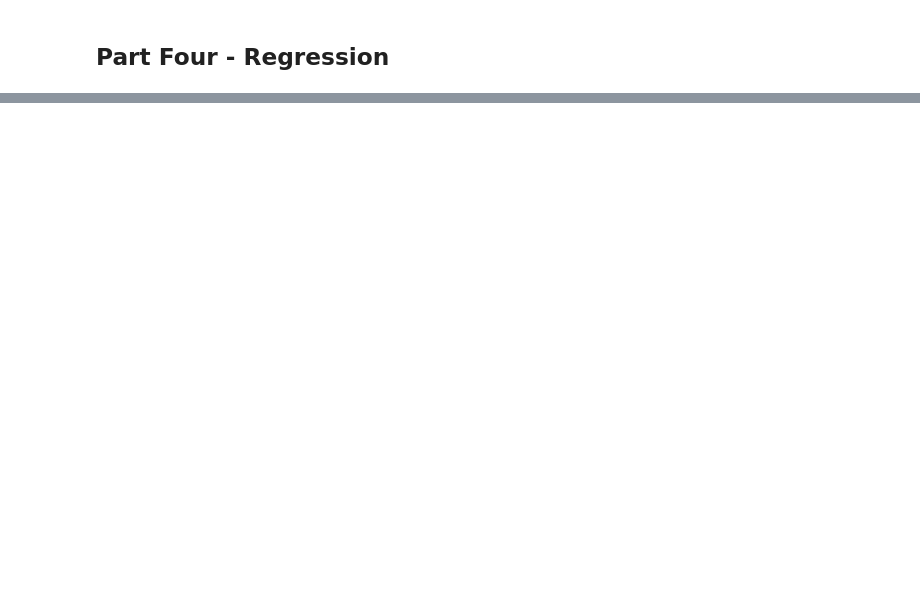
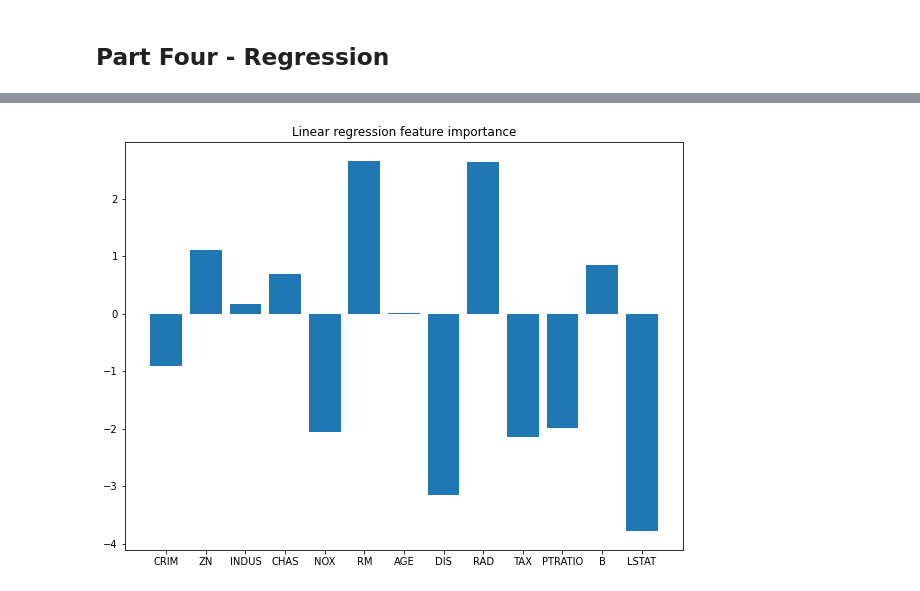
Before and after one commit to SamtheSaint/AIHACK21, a Jupyter notebook: boston.ipynb, the cells around one changed output, grey strips where cells are left out. Saved outputs shown, nothing was run; the diff lists cells and outputs as text; code cells hidden in the pictures; blank space fills up the shorter version.

```diff
--- a/boston.ipynb
+++ b/boston.ipynb
@@ -214,3 +213,15 @@ Score Time: 0.0037633419036865235s
+# %%
+# feature importance
+linear_model = LinearRegression(fit_intercept=True, normalize=False, positive=False)
+scaler = StandardScaler()
+linear_model.fit(scaler.fit_transform(X), y)
+importance = linear_model.coef_[0]
+plt.figure(figsize=(10, 7.5))
+plt.bar(X.columns, importance)
+plt.title("Linear regression feature importance")
+plt.show()
+# %% [output]
+[figure, added]
 # %%
 # adaboost regression
 # for all parameters: https://scikit-learn.org/stable/modules/generated/sklearn.ensemble.AdaBoostRegressor.html
```
Also changed, not shown: parts of 17 cells of this notebook.
